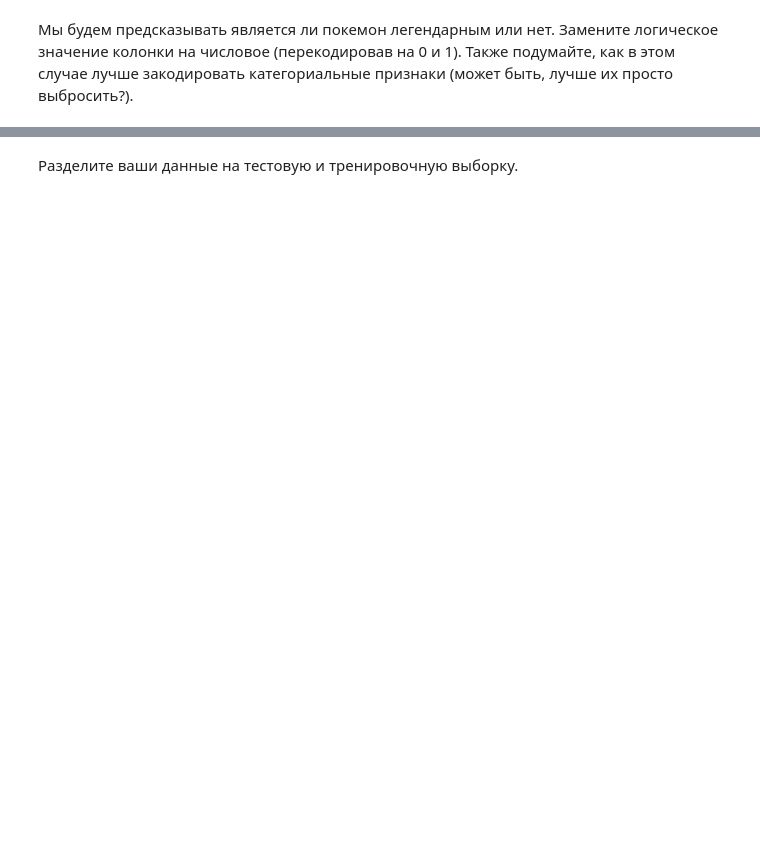
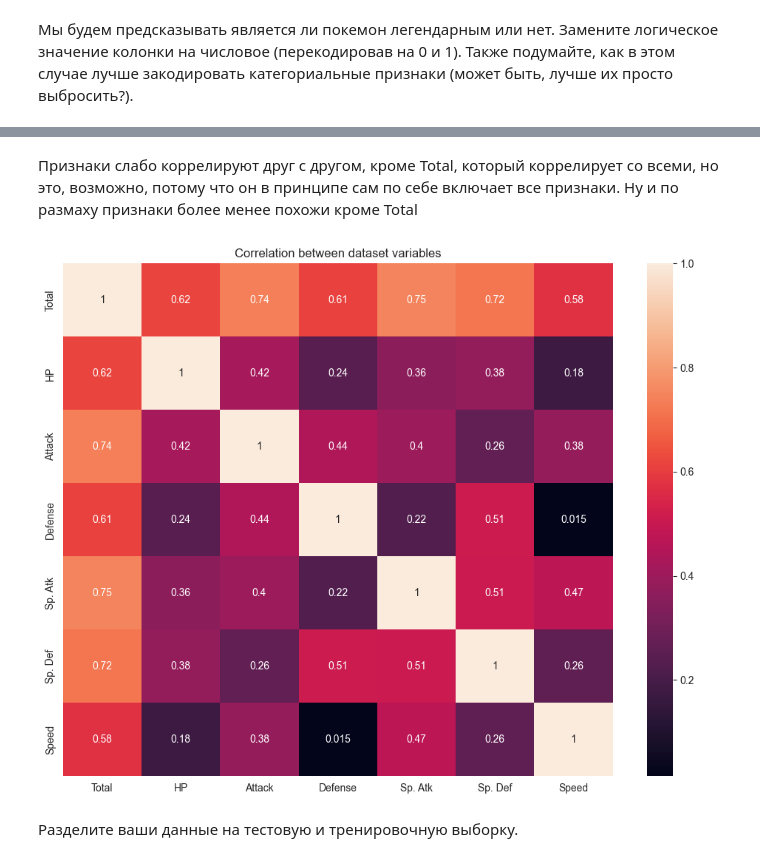
Before and after one commit to anshtompel/BI_ML_2024, a Jupyter notebook: hw2_linmod/code/Linear_models.ipynb, the cells around one changed output, grey strips where cells are left out. Drawn from its saved outputs; the diff is of its cells as text; code cells hidden in the pictures; blank space fills up the shorter version.

```diff
--- a/hw2_linmod/code/Linear_models.ipynb
+++ b/hw2_linmod/code/Linear_models.ipynb
@@ -584,5 +594,5 @@ plt.scatter(X, y_pred);
 
 Мы будем использовать данные по свойствам покемонов (https://www.kaggle.com/abcsds/pokemon). В данном задании вам необходимо сначала сделать краткий EDA (Посмотреть на данные и их распределения, а также посмотреть, как различные признаки связаны между собой и с целевой переменной (`Legendary`)).
 # %%
-pokemon = pd.read_csv("Pokemon.csv")
+pokemon = pd.read_csv("../data/Pokemon.csv")
 pokemon.head()
@@ -590,0 +633,3 @@ pokemon.head()
+# %%
+pokemon_num = pokemon.drop(pokemon[['#', 'Name', 'Type 1', 'Type 2', 'Legendary', 'Generation']], axis =1)
+pokemon_num.describe()
@@ -591,2 +646,10 @@ pokemon.head()
+# %% [markdown]
+Признаки слабо коррелируют друг с другом, кроме Total, который коррелирует со всеми, но это, возможно, потому что он в принципе сам по себе включает все признаки. Ну и по размаху признаки более менее похожи кроме Total
+# %%
+plt.title('Correlation between dataset variables')
+sns.heatmap(pokemon_num.corr(), annot=True)
+None
+# %% [output]
+[figure, added]
 # %% [markdown]
 Разделите ваши данные на тестовую и тренировочную выборку.
```
Also changed, not shown: parts of 19 cells of this notebook.
